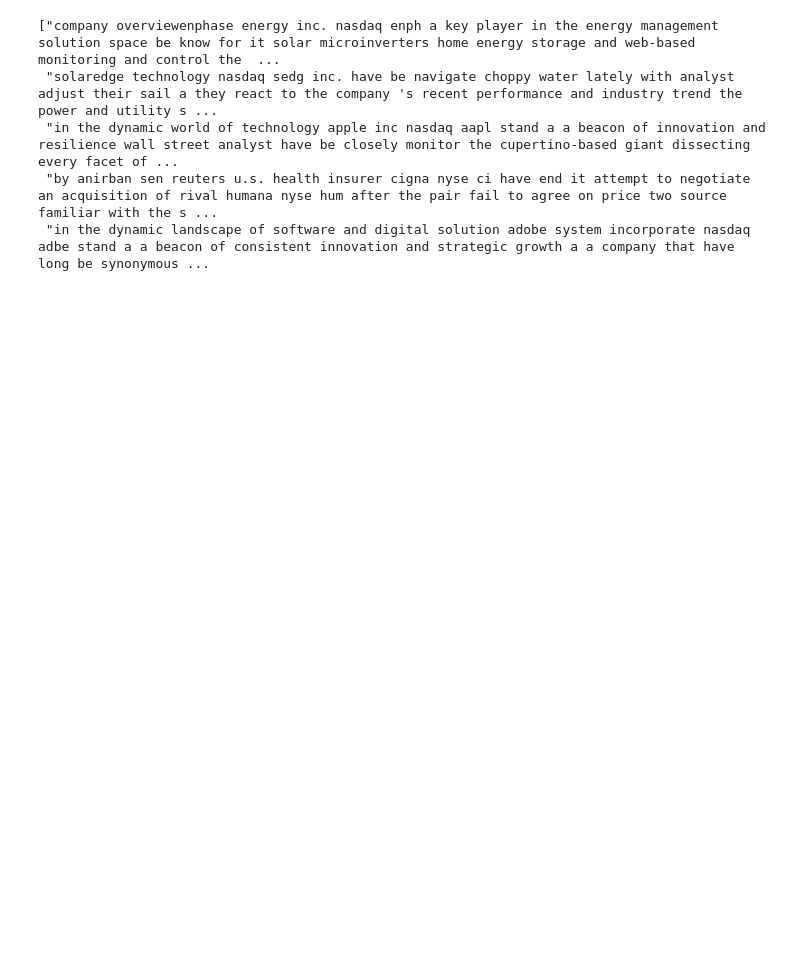
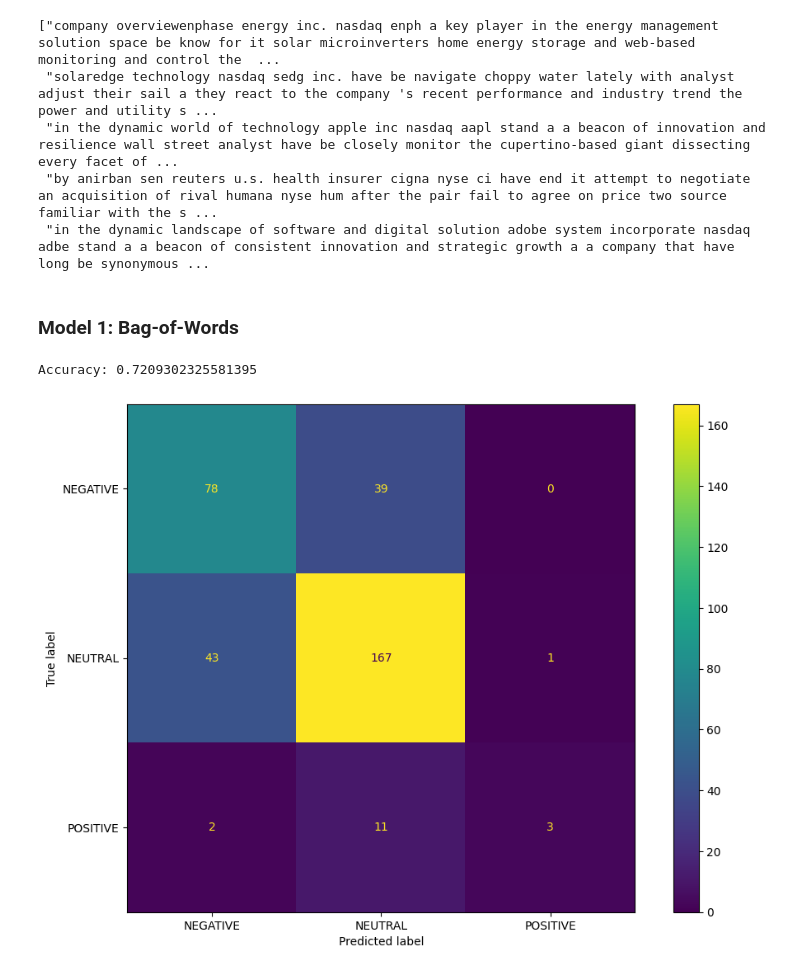
Before and after one commit to TJMazerolle/NLPFinalProject, a Jupyter notebook: NLPSentimentAnalysis.ipynb, the cells around one changed output. Cells and saved outputs as stored; diff of their text form; code cells hidden in the pictures; blank space fills up the shorter version.

```diff
--- a/NLPSentimentAnalysis.ipynb
+++ b/NLPSentimentAnalysis.ipynb
@@ -1,25 +6,29 @@
 # %%
+# Utility and Visualization Libraries
 import pandas as pd
 import numpy as np
+import string
+from collections import Counter
+import matplotlib.pyplot as plt
 
-# nltk  Libraries
+# nltk Libraries
 import nltk
 from nltk.stem import WordNetLemmatizer
 from nltk.tokenize import word_tokenize
 from nltk.corpus import stopwords, wordnet
 
-# Other Libraries
-import random
-import string
-
-from sklearn.feature_extraction.text import TfidfVectorizer
+# Sci Kit Learn Libraries
 from sklearn.model_selection import train_test_split
 from sklearn.ensemble import GradientBoostingClassifier
 from sklearn.metrics import accuracy_score, confusion_matrix, ConfusionMatrixDisplay
 
-import matplotlib.pyplot as plt
+# Feature Representation Libraries
+from sklearn.feature_extraction.text import CountVectorizer
+from sklearn.feature_extraction.text import TfidfVectorizer
+from gensim.models import Word2Vec
 
-from gensim.models import Word2Vec
+# Set seed for Reproducibility
+rand = 42
 # %%
 def string_formatter(input_string):
 
@@ -79,4 +91,11 @@ formatted_text[:5]
  "by anirban sen reuters u.s. health insurer cigna nyse ci have end it attempt to negotiate an acquisition of rival humana nyse hum after the pair fail to agree on price two source familiar with the s ...
  "in the dynamic landscape of software and digital solution adobe system incorporate nasdaq adbe stand a a beacon of consistent innovation and strategic growth a a company that have long be synonymous ...
 # %%
-X_train, X_test, y_train, y_test = train_test_split(formatted_text, sentimentsOfArticles["Sentiments"], test_size = 0.2, random_state = 8972394)
+X_train, X_test, y_train, y_test = train_test_split(formatted_text, sentimentsOfArticles["Sentiments"],
+                                                    test_size = 0.2, random_state = rand)
+# %% [markdown]
+### Model 1: Bag-of-Words
+# %%
+bow_vectorizer = CountVectorizer()
+X_train_bow = bow_vectorizer.fit_transform(X_train)
+X_test_bow = bow_vectorizer.transform(X_test)
@@ -83 +106,12 @@ X_train, X_test, y_train, y_test = train_test_split(formatted_text, sentimentsOf
+# %%
+class_names = ["NEGATIVE", "NEUTRAL", "POSITIVE"] # hard-coding for now since list(set(y_test)) puts names in wrong order for use in ConfusionMatrixDisplay()
+accuracy_bow = accuracy_score(y_test, y_pred_bow)
+print(f"Accuracy: {accuracy_bow}")
+
+fig, ax = plt.subplots(figsize=(12,8))
+conf_mat_bow = confusion_matrix(y_test, y_pred_bow)
+ConfusionMatrixDisplay(conf_mat_bow, display_labels = class_names).plot(ax = ax);
+# %% [output]
+Accuracy: 0.7209302325581395
+[figure, added]
 # %% [markdown]
```
Also changed, not shown: parts of 11 cells of this notebook.
